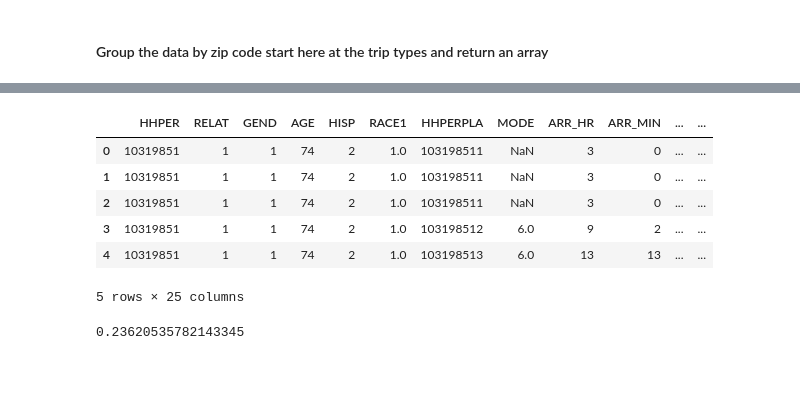
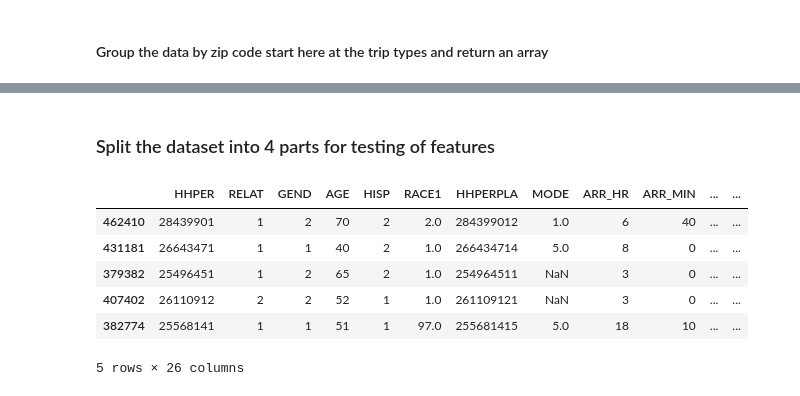
Before and after one commit to abaum1/mobilitymotifs, a Jupyter notebook: CHTS data -> zip code model input.ipynb, the cells around one changed output, grey strips where cells are left out. Drawn from its saved outputs; the diff is of its cells as text; code cells hidden in the pictures.

```diff
--- a/CHTS data -> zip code model input.ipynb
+++ b/CHTS data -> zip code model input.ipynb
@@ -369,15 +354,14 @@ activity_people.head(7)[['HHPER', 'HHPERPLA', 'MODE', "APURP",
+# %% [markdown]
+### Split the dataset into 4 parts for testing of features
+# %%
+part1, part2, part3, part4, part5 = np.split(v_zips, 5)
 # %%
-activity_people.head()
+part1.head()
 # %% [output]
 |  | HHPER | RELAT | GEND | AGE | HISP | RACE1 | HHPERPLA | MODE | ARR_HR | ARR_MIN | ... | ... |
-| 0 | 10319851 | 1 | 1 | 74 | 2 | 1.0 | 103198511 | NaN | 3 | 0 | ... | ... |
-| 1 | 10319851 | 1 | 1 | 74 | 2 | 1.0 | 103198511 | NaN | 3 | 0 | ... | ... |
-| 2 | 10319851 | 1 | 1 | 74 | 2 | 1.0 | 103198511 | NaN | 3 | 0 | ... | ... |
-| 3 | 10319851 | 1 | 1 | 74 | 2 | 1.0 | 103198512 | 6.0 | 9 | 2 | ... | ... |
-| 4 | 10319851 | 1 | 1 | 74 | 2 | 1.0 | 103198513 | 6.0 | 13 | 13 | ... | ... |
+| 462410 | 28439901 | 1 | 2 | 70 | 2 | 2.0 | 284399012 | 1.0 | 6 | 40 | ... | ... |
+| 431181 | 26643471 | 1 | 1 | 40 | 2 | 1.0 | 266434714 | 5.0 | 8 | 0 | ... | ... |
+| 379382 | 25496451 | 1 | 2 | 65 | 2 | 1.0 | 254964511 | NaN | 3 | 0 | ... | ... |
+| 407402 | 26110912 | 2 | 2 | 52 | 1 | 1.0 | 261109121 | NaN | 3 | 0 | ... | ... |
+| 382774 | 25568141 | 1 | 1 | 51 | 1 | 97.0 | 255681415 | 5.0 | 18 | 10 | ... | ... |
-5 rows × 25 columns
+5 rows × 26 columns
-# %%
-place["RouteDistance"]
-len(place[place["TRIPDUR"].isna()])/len(place)
-# %% [output]
-0.23620535782143345
```
Also changed, not shown: parts of 14 cells of this notebook.
